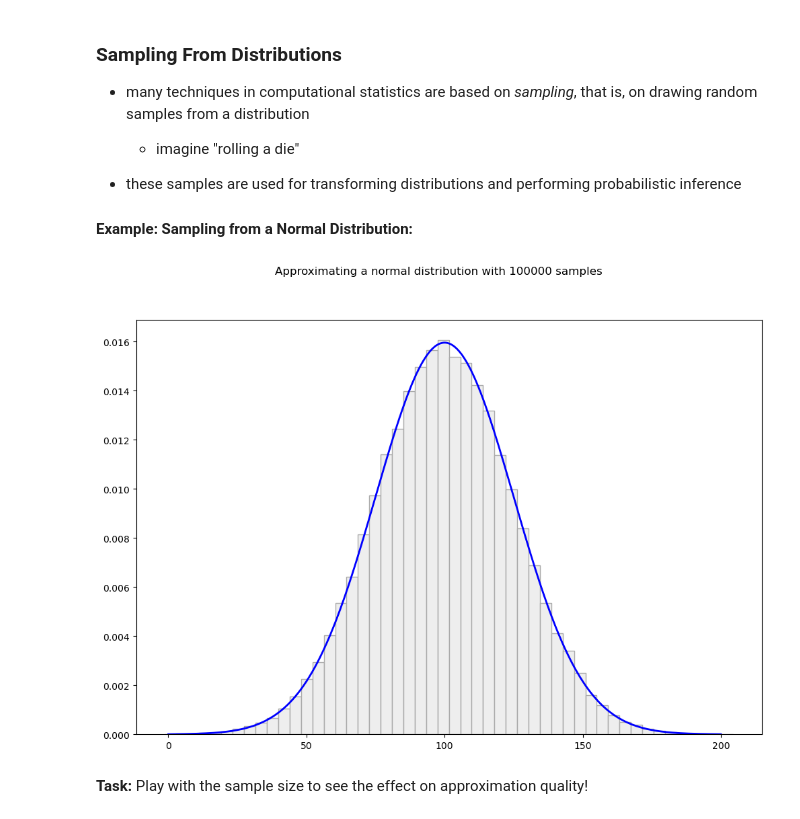
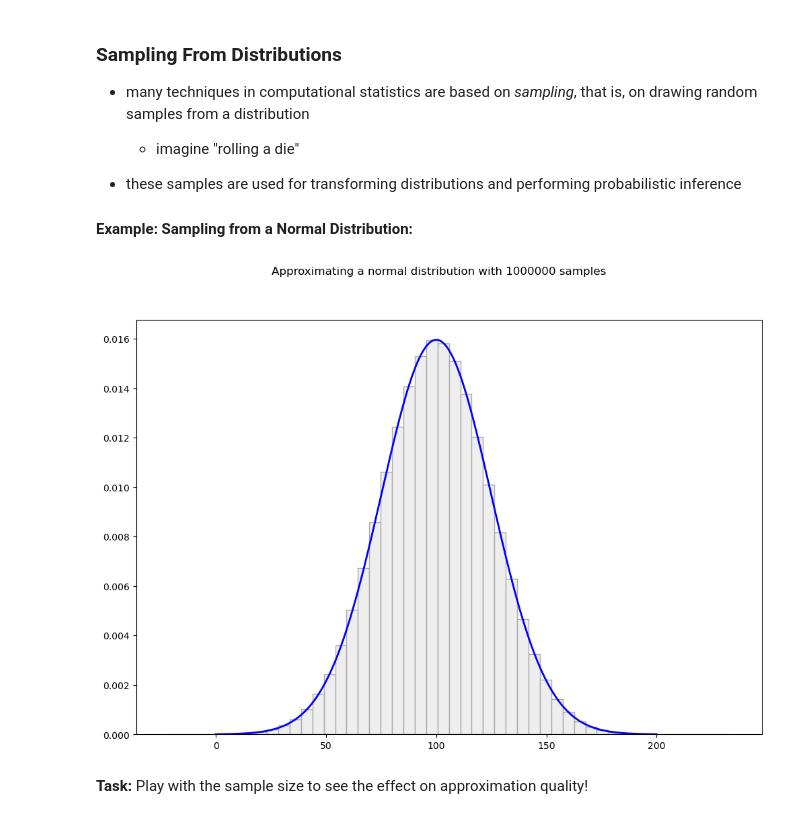
Before and after one commit to decision-analytics/CORDS2025, a Jupyter notebook: 02/02_CaseStudy_Uncertainty.ipynb, the cells around one changed output. Drawn from its saved outputs; the diff is of its cells as text; code cells hidden in the pictures.

```diff
--- a/02/02_CaseStudy_Uncertainty.ipynb
+++ b/02/02_CaseStudy_Uncertainty.ipynb
@@ -364,17 +364,17 @@ what is the distribution of $Y = f(D)$?
 
 #### Example: Sampling from a Normal Distribution:
 # %%
-number_of_samples= 100000
+number_of_samples= 1000000
 demand_samples = demand_dist.rvs(number_of_samples)
 xx = np.linspace(0, 200, 1000)
 
 plt.figure(figsize=(12,8))
 plt.plot(xx, demand_dist.pdf(xx), linewidth=2, color='b', label='pdf')
 plt.hist(demand_samples, bins=50, density=True, color='#EEEEEE', edgecolor="#AAAAAA")
 plt.suptitle(f'Approximating a normal distribution with {number_of_samples} samples')
 plt.show()
 # %% [output]
-[figure, old version]
+[figure, new version]
 # %% [markdown]
 **Task:** Play with the sample size to see the effect on approximation quality!
 # %% [markdown]
```
Also changed, not shown: parts of 14 cells of this notebook, 9 other files.
